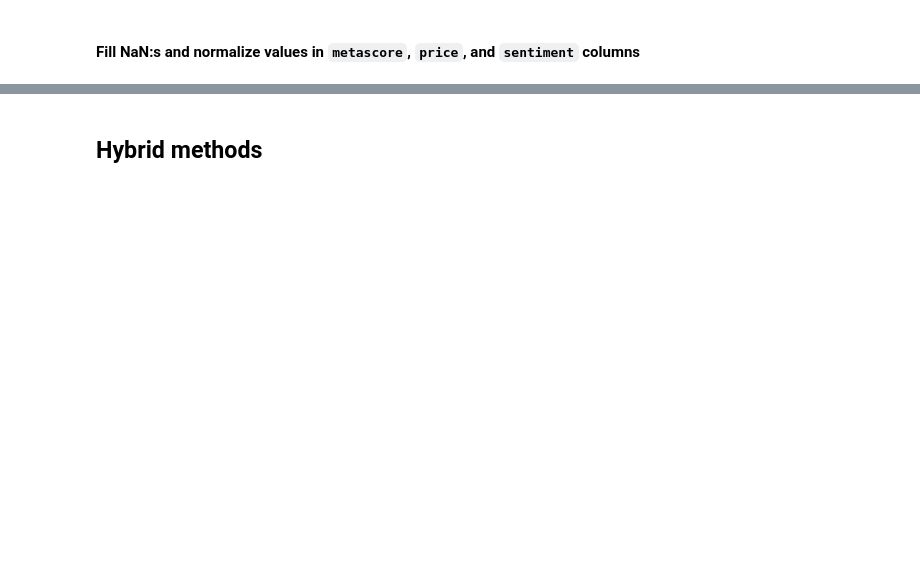
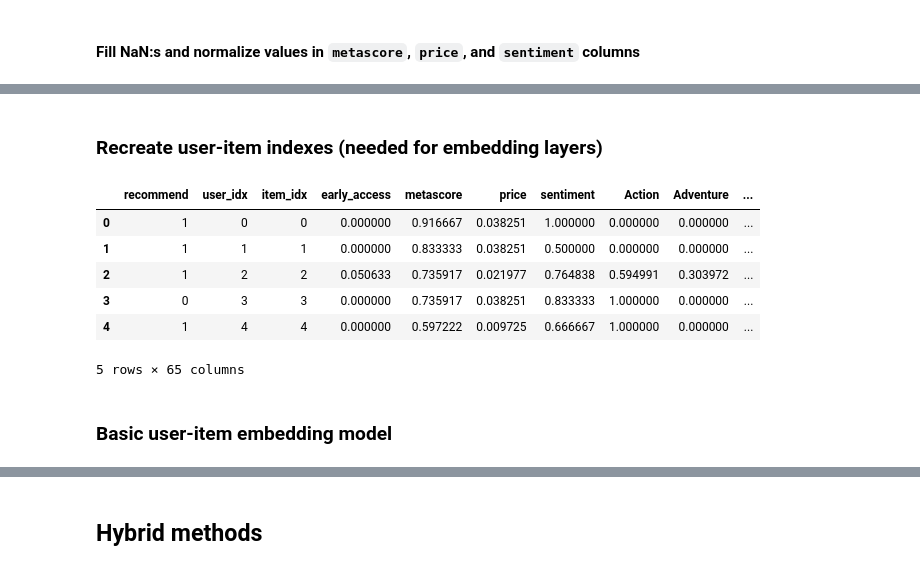
Before and after one commit to robertlizatovic/game_recsystem, a Jupyter notebook: modelling.ipynb, the cells around one changed output, grey strips where cells are left out. Saved outputs shown, nothing was run; the diff lists cells and outputs as text; code cells hidden in the pictures; blank space fills up the shorter version.

```diff
--- a/modelling.ipynb
+++ b/modelling.ipynb
@@ -271,0 +219,39 @@ full_meta.head()
+# %% [markdown]
+### Recreate user-item indexes (needed for embedding layers)
+# %%
+# create new indexes for unique users/items
+unique_users = pd.Series(train_df["user_id"].unique(),
+                         name="user_name").to_frame().reset_index().rename(columns={"index":"user_idx"})
+
+unique_items = pd.Series(train_df["item_id"].unique(),
+                         name="original_id").to_frame().reset_index().rename(columns={"index":"item_idx"})
+# %%
+# join back on training/test sets
+def assemble_reindexed_dataset(df):
+    # join back on training/test sets
+    df_user_idx = pd.merge(df, unique_users, how="left",
+                              left_on="user_id",
+                              right_on="user_name").drop(columns="user_name")
+    df_idx = pd.merge(df_user_idx, unique_items, how="left",
+                        left_on="item_id",
+                        right_on="original_id").drop(columns="original_id")
+    # join with game metadata
+    df_full_idx = pd.merge(df_idx, full_meta, how="left",
+                              left_on="item_id",
+                              right_on="item_id").iloc[:,2:]
+    return df_full_idx
+# %%
+train_full_idx = assemble_reindexed_dataset(train_df)
+test_full_idx = assemble_reindexed_dataset(test_df)
+# %%
+train_full_idx.head()
+# %% [output]
+|  | recommend | user_idx | item_idx | early_access | metascore | price | sentiment | Action | Adventure | ... |
+| 0 | 1 | 0 | 0 | 0.000000 | 0.916667 | 0.038251 | 1.000000 | 0.000000 | 0.000000 | ... |
+| 1 | 1 | 1 | 1 | 0.000000 | 0.833333 | 0.038251 | 0.500000 | 0.000000 | 0.000000 | ... |
+| 2 | 1 | 2 | 2 | 0.050633 | 0.735917 | 0.021977 | 0.764838 | 0.594991 | 0.303972 | ... |
+| 3 | 0 | 3 | 3 | 0.000000 | 0.735917 | 0.038251 | 0.833333 | 1.000000 | 0.000000 | ... |
+| 4 | 1 | 4 | 4 | 0.000000 | 0.597222 | 0.009725 | 0.666667 | 1.000000 | 0.000000 | ... |
+5 rows × 65 columns
+# %% [markdown]
+### Basic user-item embedding model
```
Also changed, not shown: parts of 20 cells of this notebook.
